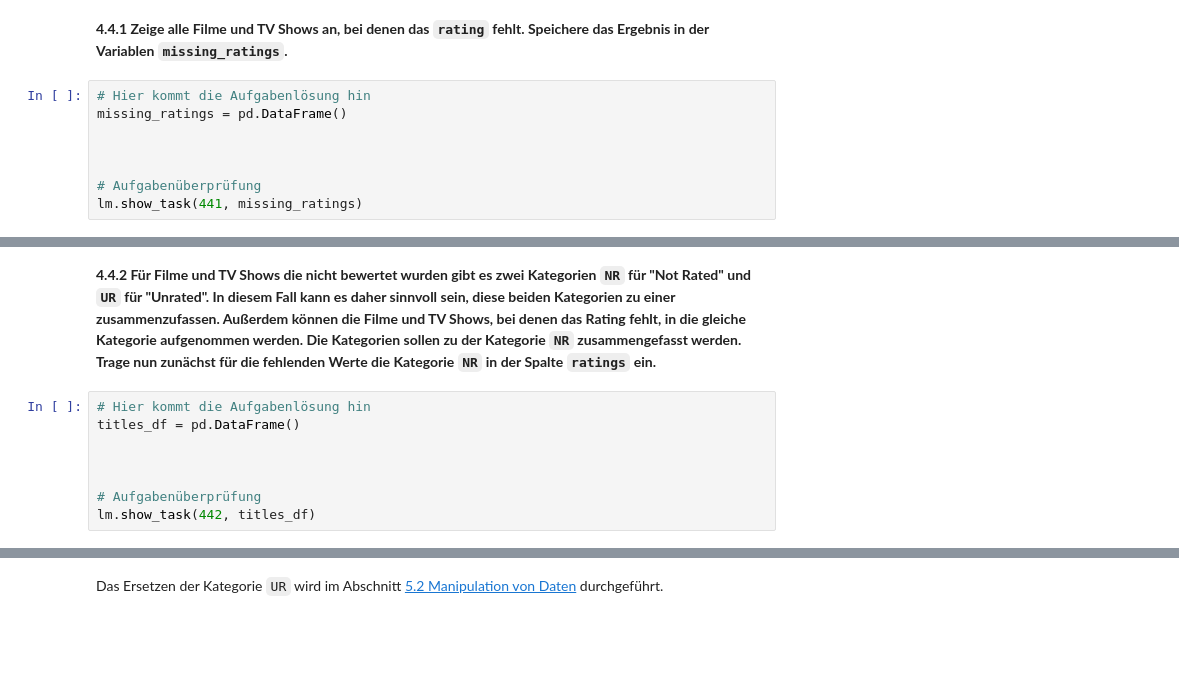
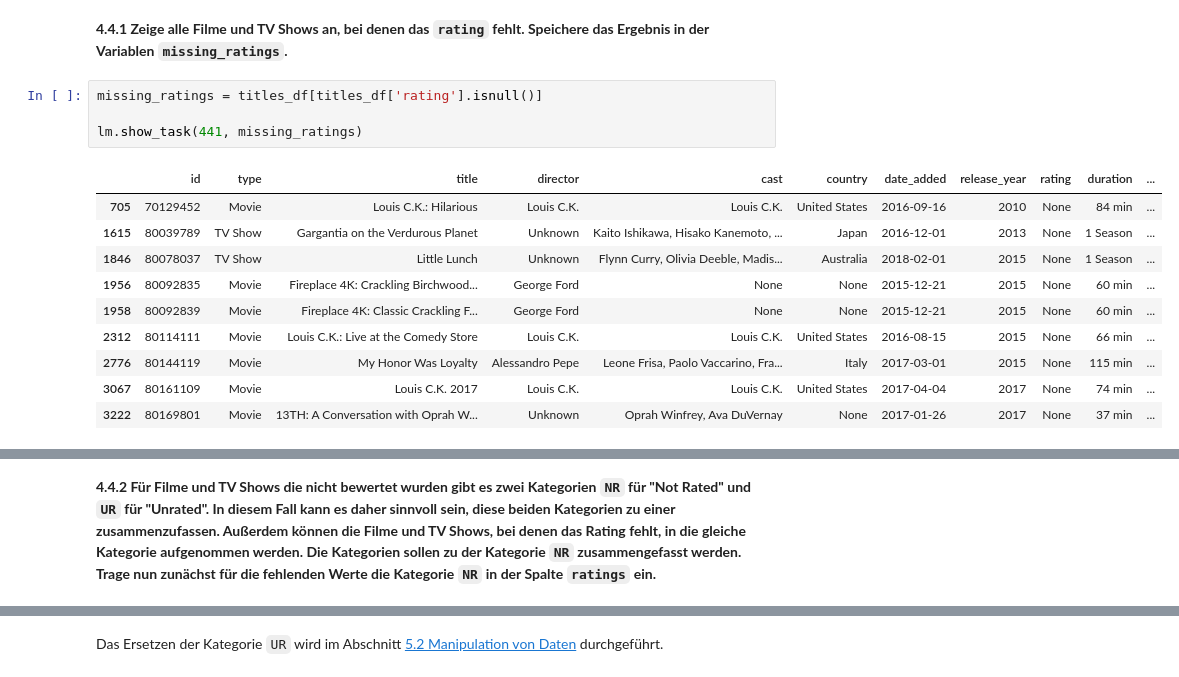
Before and after one commit to orca-nrw/lernmodul-pandas, a Jupyter notebook: index.ipynb, the cells around one changed output, grey strips where cells are left out. Cells and saved outputs as stored; diff of their text form; blank space fills up the shorter version.

```diff
--- a/index.ipynb
+++ b/index.ipynb
@@ -580,11 +687,18 @@ movie_tv_duplicat_df[movie_tv_duplicat_df.duplicated(subset ='title')].head()
 ### 4.4 Übungsteil
 # %% [markdown]
 **4.4.1 Zeige alle Filme und TV Shows an, bei denen das `rating` fehlt. Speichere das Ergebnis in der Variablen `missing_ratings`.**
-# %%
-# Hier kommt die Aufgabenlösung hin
-missing_ratings = pd.DataFrame()
-
-
-
-# Aufgabenüberprüfung
-lm.show_task(441, missing_ratings)
+# %%
+missing_ratings = titles_df[titles_df['rating'].isnull()]
+
+lm.show_task(441, missing_ratings)
+# %% [output]
+|  | id | type | title | director | cast | country | date_added | release_year | rating | duration | ... |
+| 705 | 70129452 | Movie | Louis C.K.: Hilarious | Louis C.K. | Louis C.K. | United States | 2016-09-16 | 2010 | None | 84 min | ... |
+| 1615 | 80039789 | TV Show | Gargantia on the Verdurous Planet | Unknown | Kaito Ishikawa, Hisako Kanemoto, ... | Japan | 2016-12-01 | 2013 | None | 1 Season | ... |
+| 1846 | 80078037 | TV Show | Little Lunch | Unknown | Flynn Curry, Olivia Deeble, Madis... | Australia | 2018-02-01 | 2015 | None | 1 Season | ... |
+| 1956 | 80092835 | Movie | Fireplace 4K: Crackling Birchwood... | George Ford | None | None | 2015-12-21 | 2015 | None | 60 min | ... |
+| 1958 | 80092839 | Movie | Fireplace 4K: Classic Crackling F... | George Ford | None | None | 2015-12-21 | 2015 | None | 60 min | ... |
+| 2312 | 80114111 | Movie | Louis C.K.: Live at the Comedy Store | Louis C.K. | Louis C.K. | United States | 2016-08-15 | 2015 | None | 66 min | ... |
+| 2776 | 80144119 | Movie | My Honor Was Loyalty | Alessandro Pepe | Leone Frisa, Paolo Vaccarino, Fra... | Italy | 2017-03-01 | 2015 | None | 115 min | ... |
+| 3067 | 80161109 | Movie | Louis C.K. 2017 | Louis C.K. | Louis C.K. | United States | 2017-04-04 | 2017 | None | 74 min | ... |
+| 3222 | 80169801 | Movie | 13TH: A Conversation with Oprah W... | Unknown | Oprah Winfrey, Ava DuVernay | None | 2017-01-26 | 2017 | None | 37 min | ... |
@@ -591,10 +707,2 @@ lm.show_task(441, missing_ratings)
 # %% [markdown]
 **4.4.2 Für Filme und TV Shows die nicht bewertet wurden gibt es zwei Kategorien `NR` für "Not Rated" und `UR` für "Unrated". In diesem Fall kann es daher sinnvoll sein, diese beiden Kategorien zu einer zusammenzufassen. Außerdem können die Filme und TV Shows, bei denen das Rating fehlt, in die gleiche Kategorie aufgenommen werden. Die Kategorien sollen zu der Kategorie `NR` zusammengefasst werden. Trage nun zunächst für die fehlenden Werte die Kategorie `NR` in der Spalte `ratings` ein.**
-# %%
-# Hier kommt die Aufgabenlösung hin
-titles_df = pd.DataFrame()
-
-
-
-# Aufgabenüberprüfung
-lm.show_task(442, titles_df)
```
Also changed, not shown: parts of 36 cells of this notebook.
